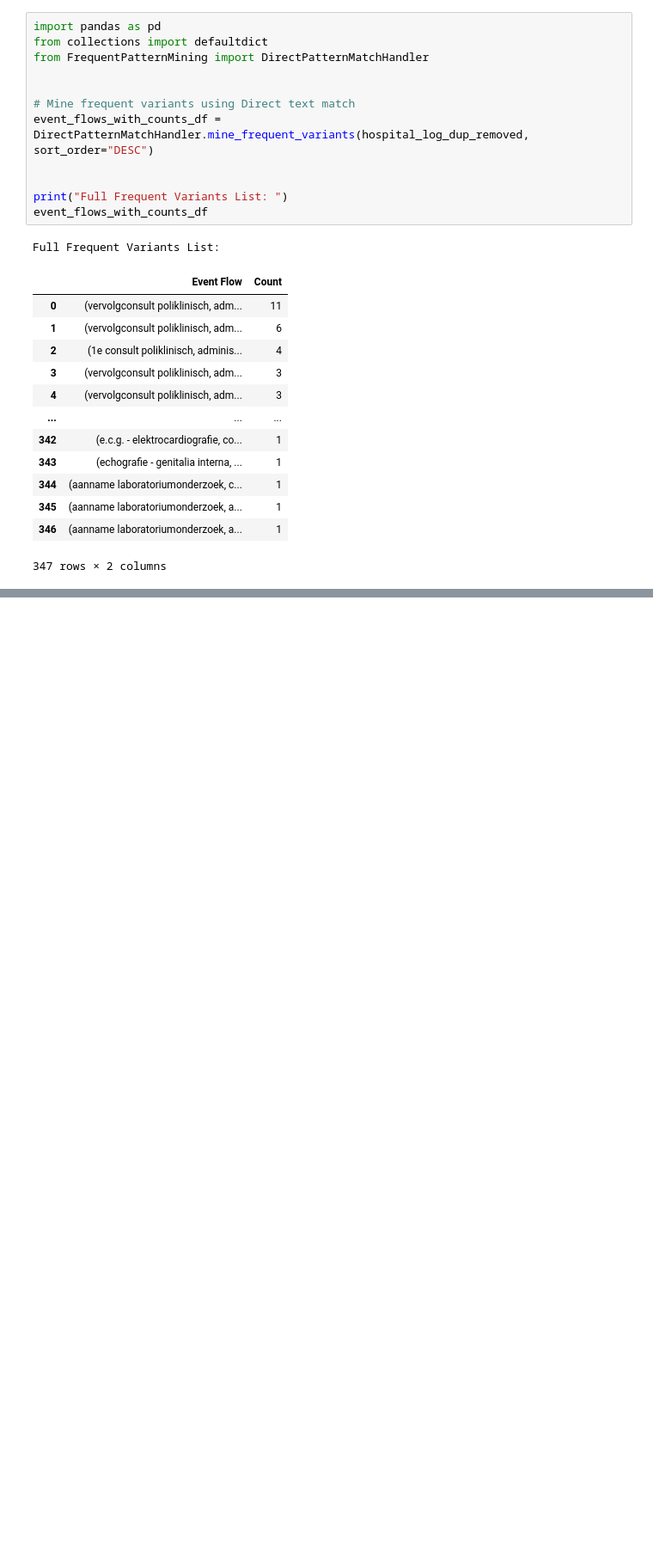
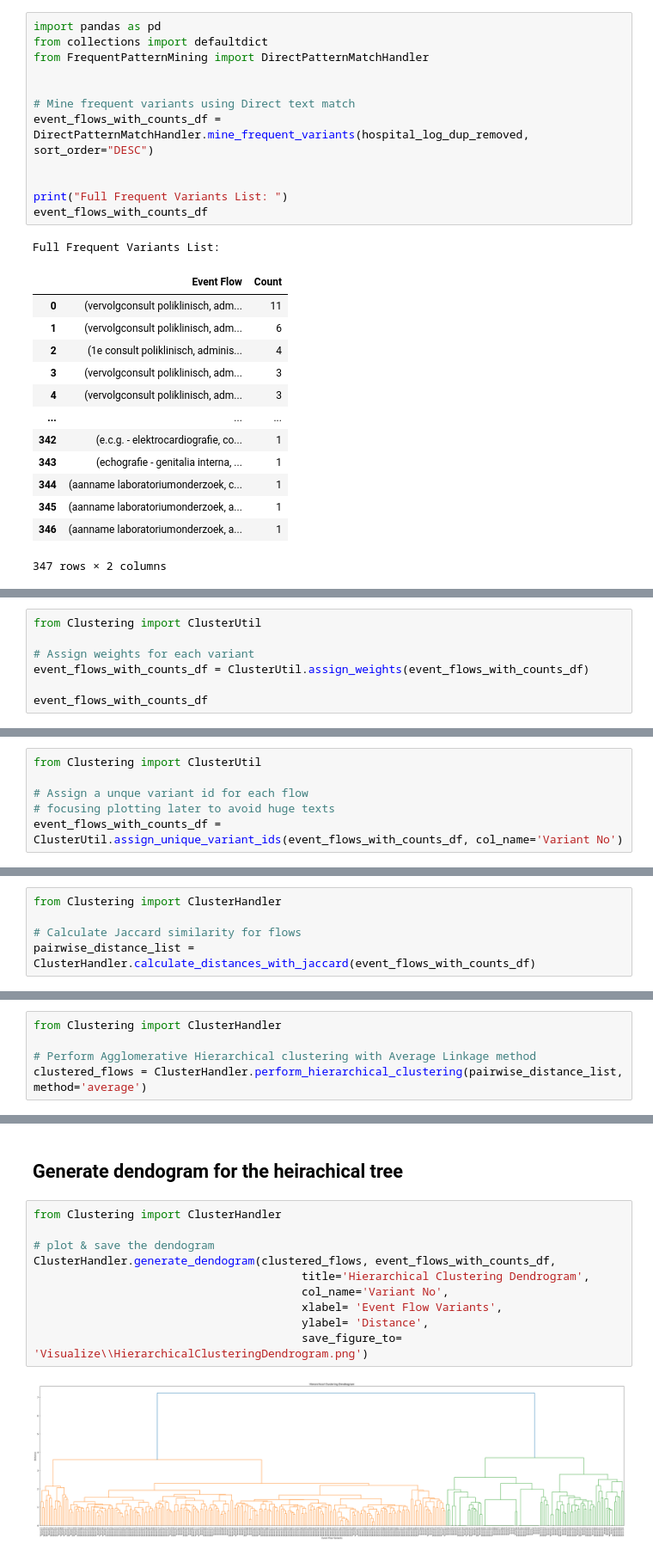
Before and after one commit to navinthb/process-mining-with-clustering, a Jupyter notebook: FrequentFlowVariantsWithHierarchicalClustering/Main/Main.ipynb, the cells around one changed output, grey strips where cells are left out. Shown at 86% size. Saved outputs shown, nothing was run; the diff lists cells and outputs as text; blank space fills up the shorter version.

```diff
--- a/FrequentFlowVariantsWithHierarchicalClustering/Main/Main.ipynb
+++ b/FrequentFlowVariantsWithHierarchicalClustering/Main/Main.ipynb
@@ -327,0 +346,7 @@ Full Frequent Variants List:
+# %%
+from Clustering import ClusterUtil
+
+# Assign weights for each variant
+event_flows_with_counts_df = ClusterUtil.assign_weights(event_flows_with_counts_df)
+
+event_flows_with_counts_df
@@ -327,0 +373,6 @@ Full Frequent Variants List:
+# %%
+from Clustering import ClusterUtil
+
+# Assign a unque variant id for each flow
+# focusing plotting later to avoid huge texts
+event_flows_with_counts_df = ClusterUtil.assign_unique_variant_ids(event_flows_with_counts_df, col_name='Variant No')
@@ -327,0 +397,5 @@ Full Frequent Variants List:
+# %%
+from Clustering import ClusterHandler
+
+# Calculate Jaccard similarity for flows
+pairwise_distance_list = ClusterHandler.calculate_distances_with_jaccard(event_flows_with_counts_df)
@@ -327,0 +410,5 @@ Full Frequent Variants List:
+# %%
+from Clustering import ClusterHandler
+
+# Perform Agglomerative Hierarchical clustering with Average Linkage method
+clustered_flows = ClusterHandler.perform_hierarchical_clustering(pairwise_distance_list, method='average')
@@ -327,0 +425,14 @@ Full Frequent Variants List:
+# %% [markdown]
+## Generate dendogram for the heirachical tree
+# %%
+from Clustering import ClusterHandler
+
+# plot & save the dendogram
+ClusterHandler.generate_dendogram(clustered_flows, event_flows_with_counts_df,
+                                        title='Hierarchical Clustering Dendrogram',
+                                        col_name='Variant No',
+                                        xlabel= 'Event Flow Variants',
+                                        ylabel= 'Distance',
+                                        save_figure_to= 'Visualize\\HierarchicalClusteringDendrogram.png')
+# %% [output]
+[figure, added]
```
Also changed, not shown: parts of 14 cells of this notebook, 7 other files.
